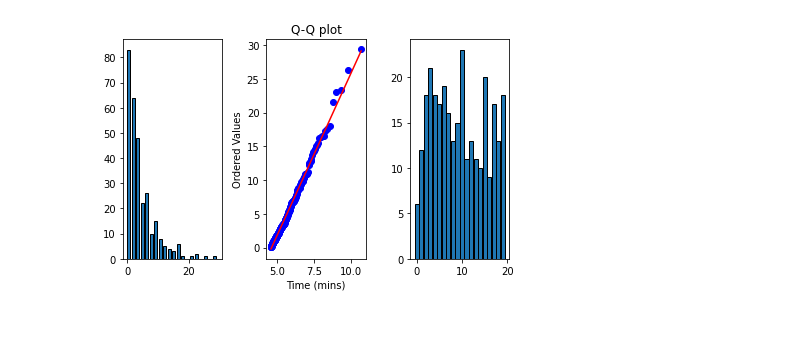
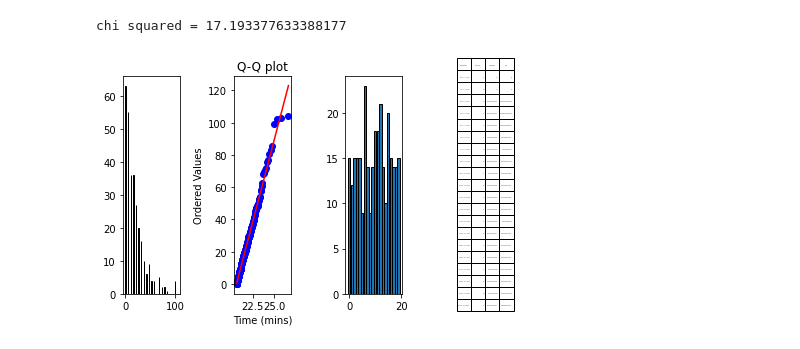
Before and after one commit to aarthiganesh/discrete-simulation-modeling, a Jupyter notebook: data/workstation-analysis.ipynb, the cells around one changed output. Cells and saved outputs as stored; diff of their text form; code cells hidden in the pictures.

```diff
--- a/data/workstation-analysis.ipynb
+++ b/data/workstation-analysis.ipynb
@@ -5,7 +5,8 @@ import pandas as pd
 import scipy.stats as stats
 
 # Load data
-data = np.fromfile('./ws1.dat', dtype=np.float64, sep="\n")
+data = np.fromfile('./servinsp23.dat', dtype=np.float64, sep="\n")
+data_name = 'inspector_23'
 
 # Sort data
 ordered_data = np.sort(data)
@@ -16,33 +17,63 @@ variance = np.var(data)
 # %%
 num_bins=20
 
 # Start creating histogram with bins of equal width
 fig, ax = plt.subplots(nrows=1, ncols=4)
 
 
 n, bins, patches = ax[0].hist(data, bins=num_bins, width=0.9, edgecolor='black')
+
+np.savetxt('{}_hist_equal_width'.format(data_name), np.column_stack((bins[1:], n)), delimiter=',', fmt='%f', header='bin_right_edge,frequency')
 
 
 # Create Q-Q plot
 stats.probplot(x=data, dist='expon', plot=ax[1], sparams=(mean))
 ax[1].set_title('Q-Q plot')
 ax[1].set_xlabel('Time (mins)')
 
 
 # Create histogram with bins of equal probability
 class_intervals = np.fromfunction(lambda i: stats.expon.ppf(i/num_bins, scale=mean), shape=(num_bins,))
 
 # Add max value to class intervals to ensure that last bin is shown on chart
 class_intervals = np.append(class_intervals, np.ceil(np.max(data)))
 
 n, bins = np.histogram(data, bins=class_intervals)
 
+ax[2].bar(range(len(class_intervals)-1), n, width=0.9, edgecolor='black')
 
 
-ax[3].bar(range(len(class_intervals)-1), n, width=0.9, edgecolor='black')
 
+# Create pandas table for class intervals and frequency
+class_intervals_str = ['{:.2f} <= x < {:.2f}'.format(start, end) for start, end in zip(class_intervals[:-1], class_intervals[1:])]
+
+expected_freq = [len(data) * (stats.expon.cdf(end, scale=mean) - stats.expon.cdf(start, scale=mean)) for start, end in zip(class_intervals[:-1], class_intervals[1:])]
+
+chi_sq = [((observed - expected) ** 2)/expected for observed, expected in zip(n, expected_freq)]
+
+df = pd.DataFrame({'class_intervals': class_intervals_str, 'actual_freq': n, 'expected_freq': expected_freq, 'chi_sq': chi_sq})
+
+# df = df.round({'expected_freq': 3, 'chi_sq': 3})
+df.to_csv('{}_chi_square'.format(data_name), sep=',', index_label='index')
+
+# cell_text = []
+# for row in range(len(df)):
+#     cell_text.append([df.iloc[row]['class_intervals'], df.iloc[row]['actual_freq'], '{:.3f}'.format(df.iloc[row]['expected_freq']), '{:.3f}'.format(df.iloc[row]['chi_sq'])])
+
+# ax[2].table(cellText=cell_text, colLabels=df.columns, loc='center')
+# ax[2].axis('off')
+# ax[2].auto_set_font_size(False)
+
+ax[3].table(cellText=df.values, colLabels=df.columns, loc='center')
+ax[3].axis('off')
+ax[3].axis('tight')
 
 fig.tight_layout()
-# ax[2].hist(data, bins=class_intervals, edgecolor='black')
+
+degrees_of_freedom = num_bins - 1 - 1
+
+chi_sq_val = sum(chi_sq)
+print('chi squared = {}'.format(chi_sq_val))
 # %% [output]
+chi squared = 17.193377633388177
-[figure, old version]
+[figure, new version]
```
Also changed, not shown: 14 other files.
